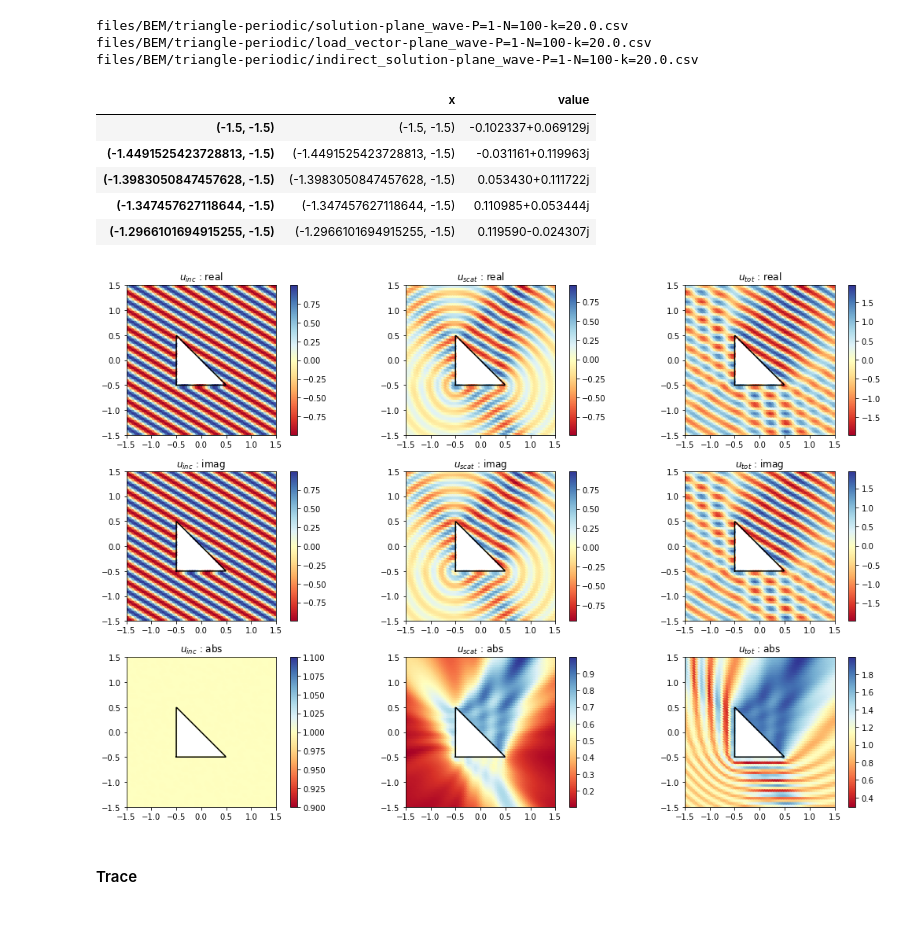
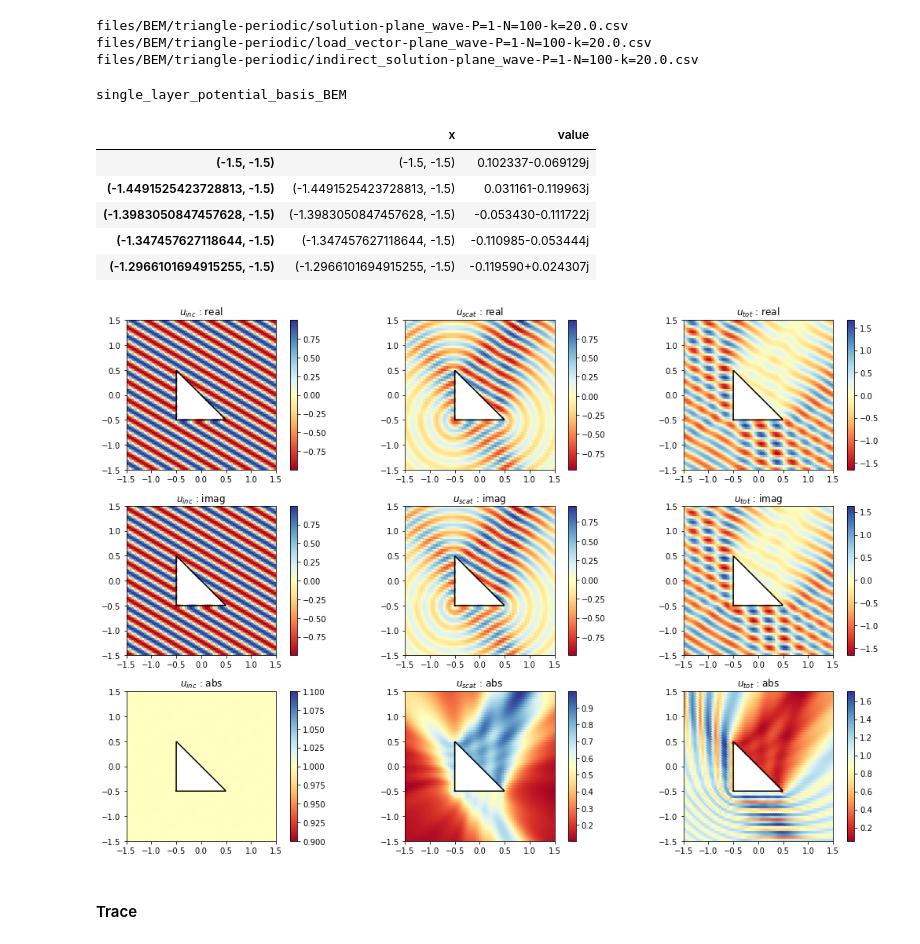
Before and after one commit to EliaStocco/Bspline, a Jupyter notebook: python/BEM-triangle.ipynb, the cells around one changed output. Saved outputs shown, nothing was run; the diff lists cells and outputs as text; code cells hidden in the pictures.

```diff
--- a/python/BEM-triangle.ipynb
+++ b/python/BEM-triangle.ipynb
@@ -39,3 +52,16 @@ def norm(x):
+# %%
+def plot_sol(fig,n,xB,yB,x,y,c,title):
+
+    ax = fig.add_subplot(n)
+    ax.plot(xB, yB, color= "black",label="Bspline")
+    sc = ax.scatter(x,y,c=c,cmap=cmap)
+    plt.colorbar(sc)
+    ax.set_aspect('equal')
+    plt.xlim(xmin,xmax)
+    plt.ylim(ymin,ymax)
+    plt.title(title)
+
+    return
 # %% [markdown]
 ## Triangle
 # %% [markdown]
@@ -424,19 +426,21 @@ if os.path.exists(file_ind) and READ == True :
     sol = bs.load("ind_sol-BEM",file_ind)
 
 else :
-    sol,Xnp,Valnp = bs.BEM(uinc=plane_wave,k=wavevector,XY=XY,opts=None)
+    opts = {"print":True,"ready_sol_BEM":False,"ready_lv_BEM":False,"ready_ind_sol_BEM":False}
+    sol,Xnp,Valnp = bs.BEM(uinc=plane_wave,k=wavevector,XY=XY,opts=opts)
     if SAVE == True :
         bs.save("sol-BEM",file_sol)
         bs.save("lv-BEM",file_lv)
         bs.save("ind_sol-BEM",file_ind)
 sol.head()
 # %% [output]
+single_layer_potential_basis_BEM
 |  | x | value |
-| (-1.5, -1.5) | (-1.5, -1.5) | -0.102337+0.069129j |
-| (-1.4491525423728813, -1.5) | (-1.4491525423728813, -1.5) | -0.031161+0.119963j |
-| (-1.3983050847457628, -1.5) | (-1.3983050847457628, -1.5) | 0.053430+0.111722j |
-| (-1.347457627118644, -1.5) | (-1.347457627118644, -1.5) | 0.110985+0.053444j |
-| (-1.2966101694915255, -1.5) | (-1.2966101694915255, -1.5) | 0.119590-0.024307j |
+| (-1.5, -1.5) | (-1.5, -1.5) | 0.102337-0.069129j |
+| (-1.4491525423728813, -1.5) | (-1.4491525423728813, -1.5) | 0.031161-0.119963j |
+| (-1.3983050847457628, -1.5) | (-1.3983050847457628, -1.5) | -0.053430-0.111722j |
+| (-1.347457627118644, -1.5) | (-1.347457627118644, -1.5) | -0.110985-0.053444j |
+| (-1.2966101694915255, -1.5) | (-1.2966101694915255, -1.5) | -0.119590+0.024307j |
 # %%
 #
 Uinc = plane_wave(XY)#.reshape(Nx,Ny).transpose()
@@ -444,42 +448,30 @@ total = Uinc + Valnp
 # %%
 #grafico
 fig = plt.figure ( 0 , figsize = ( 15 , 10 ) )
 
 cmap = 'RdYlBu'
 
-def plot(fig,n,xB,yB,x,y,c,title):
 
-    ax = fig.add_subplot(n)
-    ax.plot(xB, yB, color= "black",label="Bspline")
-    sc = ax.scatter(x,y,c=c,cmap=cmap)
-    plt.colorbar(sc)
-    ax.set_aspect('equal')
-    plt.xlim(xmin,xmax)
-    plt.ylim(ymin,ymax)
-    plt.title(title)
+plot_sol(fig,331,df["x"], df["y"],XY[:,0],XY[:,1],Uinc.real,"$u_{inc}$ : real")
+plot_sol(fig,334,df["x"], df["y"],XY[:,0],XY[:,1],Uinc.imag,"$u_{inc}$ : imag")
+plot_sol(fig,337,df["x"], df["y"],XY[:,0],XY[:,1],np.absolute(Uinc),"$u_{inc}$ : abs")
 
-    return
+plot_sol(fig,332,df["x"], df["y"],XY[:,0],XY[:,1],Valnp.real,"$u_{scat}$ : real")
+plot_sol(fig,335,df["x"], df["y"],XY[:,0],XY[:,1],Valnp.imag,"$u_{scat}$ : imag")
+plot_sol(fig,338,df["x"], df["y"],XY[:,0],XY[:,1],np.absolute(Valnp),"$u_{scat}$ : abs")
 
-plot(fig,331,df["x"], df["y"],XY[:,0],XY[:,1],Uinc.real,"$u_{inc}$ : real")
-plot(fig,334,df["x"], df["y"],XY[:,0],XY[:,1],Uinc.imag,"$u_{inc}$ : imag")
-plot(fig,337,df["x"], df["y"],XY[:,0],XY[:,1],np.absolute(Uinc),"$u_{inc}$ : abs")
-
-plot(fig,332,df["x"], df["y"],XY[:,0],XY[:,1],Valnp.real,"$u_{scat}$ : real")
-plot(fig,335,df["x"], df["y"],XY[:,0],XY[:,1],Valnp.imag,"$u_{scat}$ : imag")
-plot(fig,338,df["x"], df["y"],XY[:,0],XY[:,1],np.absolute(Valnp),"$u_{scat}$ : abs")
-
-plot(fig,333,df["x"], df["y"],XY[:,0],XY[:,1],total.real,"$u_{tot}$ : real")
-plot(fig,336,df["x"], df["y"],XY[:,0],XY[:,1],total.real,"$u_{tot}$ : imag")
-plot(fig,339,df["x"], df["y"],XY[:,0],XY[:,1],np.absolute(total),"$u_{tot}$ : abs")
+plot_sol(fig,333,df["x"], df["y"],XY[:,0],XY[:,1],total.real,"$u_{tot}$ : real")
+plot_sol(fig,336,df["x"], df["y"],XY[:,0],XY[:,1],total.imag,"$u_{tot}$ : imag")
+plot_sol(fig,339,df["x"], df["y"],XY[:,0],XY[:,1],np.absolute(total),"$u_{tot}$ : abs")
 
 plt.tight_layout()
 
 sol_png = file_dir+"solution-n=6-random=False-"+suffix_png
 plt.savefig(sol_png)
 
 plt.show()
 # %% [output]
-[figure, old version]
+[figure, new version]
 # %% [markdown]
 #### Trace
 # %%
```
Also changed, not shown: parts of 25 cells of this notebook, 8 other files.
